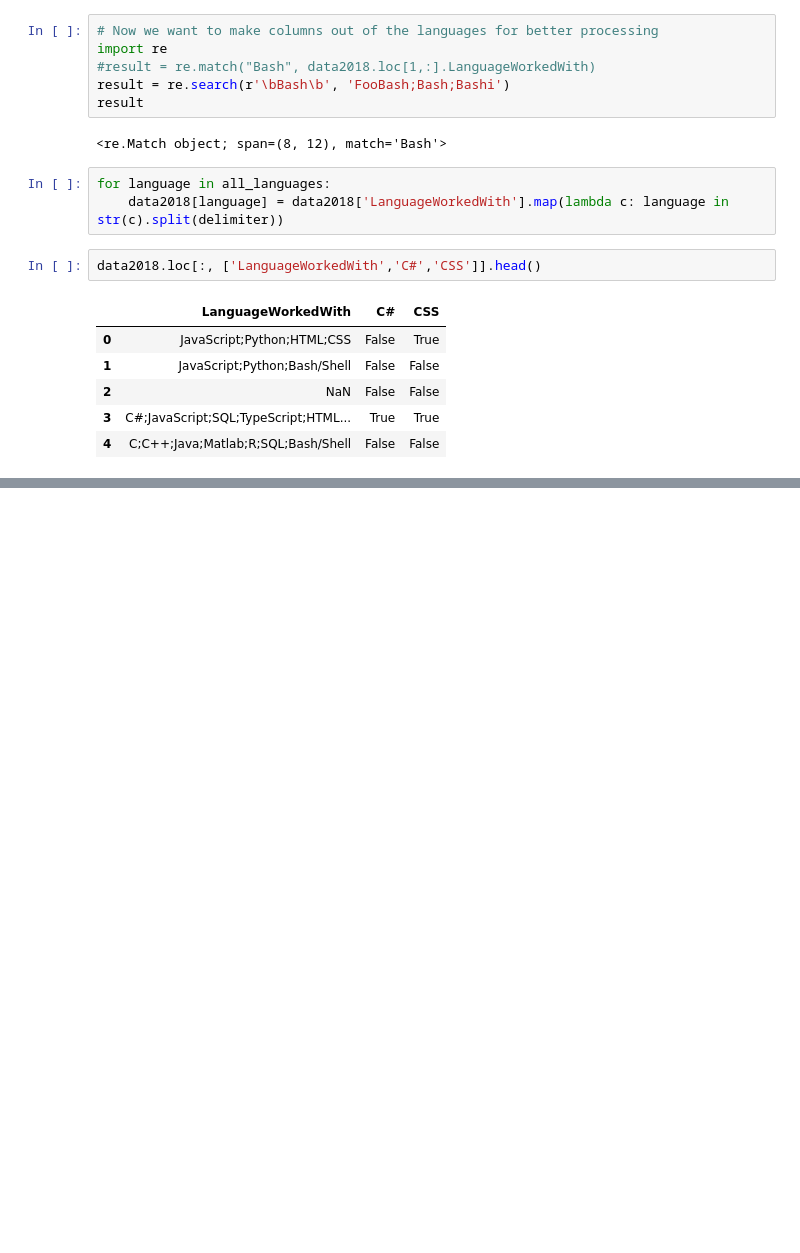
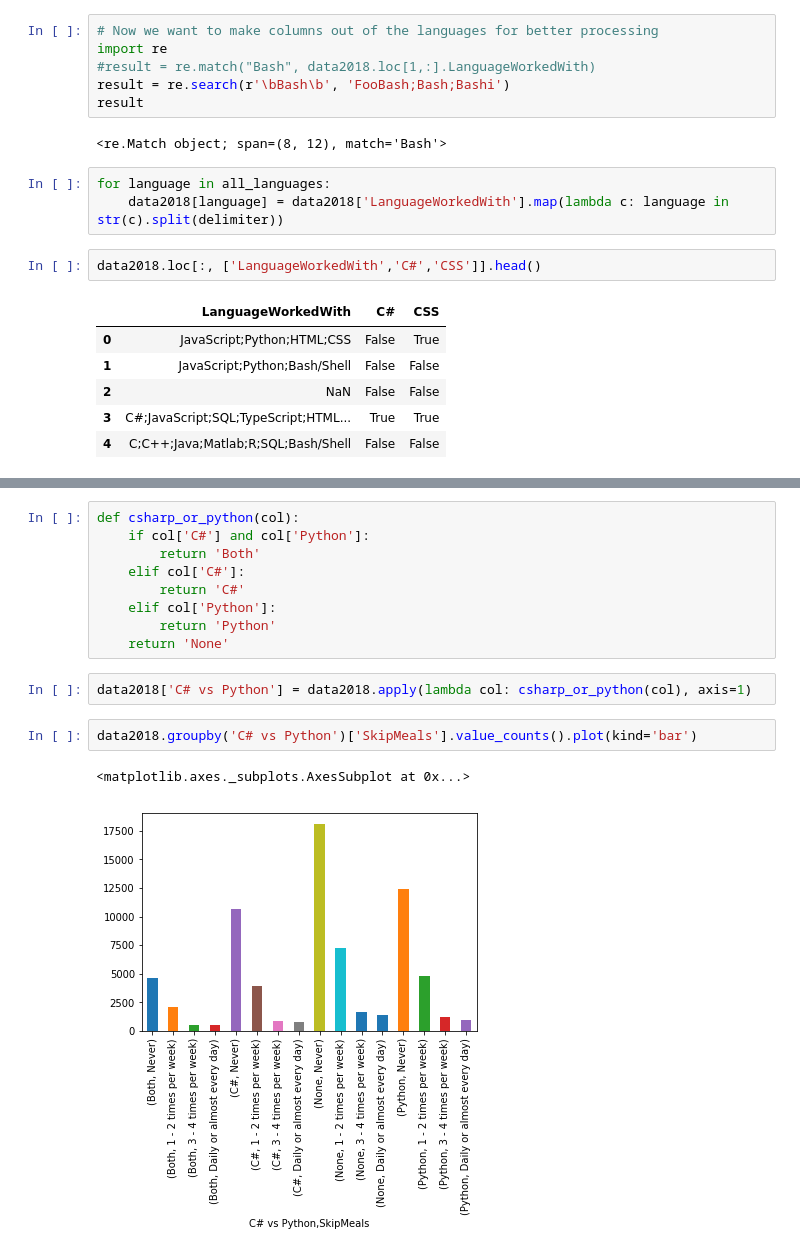
Before and after one commit to huli/the-transparent-coder, a Jupyter notebook: overview.ipynb, the cells around one changed output, grey strips where cells are left out. Saved outputs shown, nothing was run; the diff lists cells and outputs as text; blank space fills up the shorter version.

```diff
--- a/overview.ipynb
+++ b/overview.ipynb
@@ -134,0 +150,16 @@ data2018.loc[:, ['LanguageWorkedWith','C#','CSS']].head()
+# %%
+def csharp_or_python(col):
+    if col['C#'] and col['Python']:
+        return 'Both'
+    elif col['C#']:
+        return 'C#'
+    elif col['Python']:
+        return 'Python'
+    return 'None'
+# %%
+data2018['C# vs Python'] = data2018.apply(lambda col: csharp_or_python(col), axis=1)
+# %%
+data2018.groupby('C# vs Python')['SkipMeals'].value_counts().plot(kind='bar')
+# %% [output]
+<matplotlib.axes._subplots.AxesSubplot at 0x...>
+[figure, added]
```
Also changed, not shown: parts of 12 cells of this notebook.
